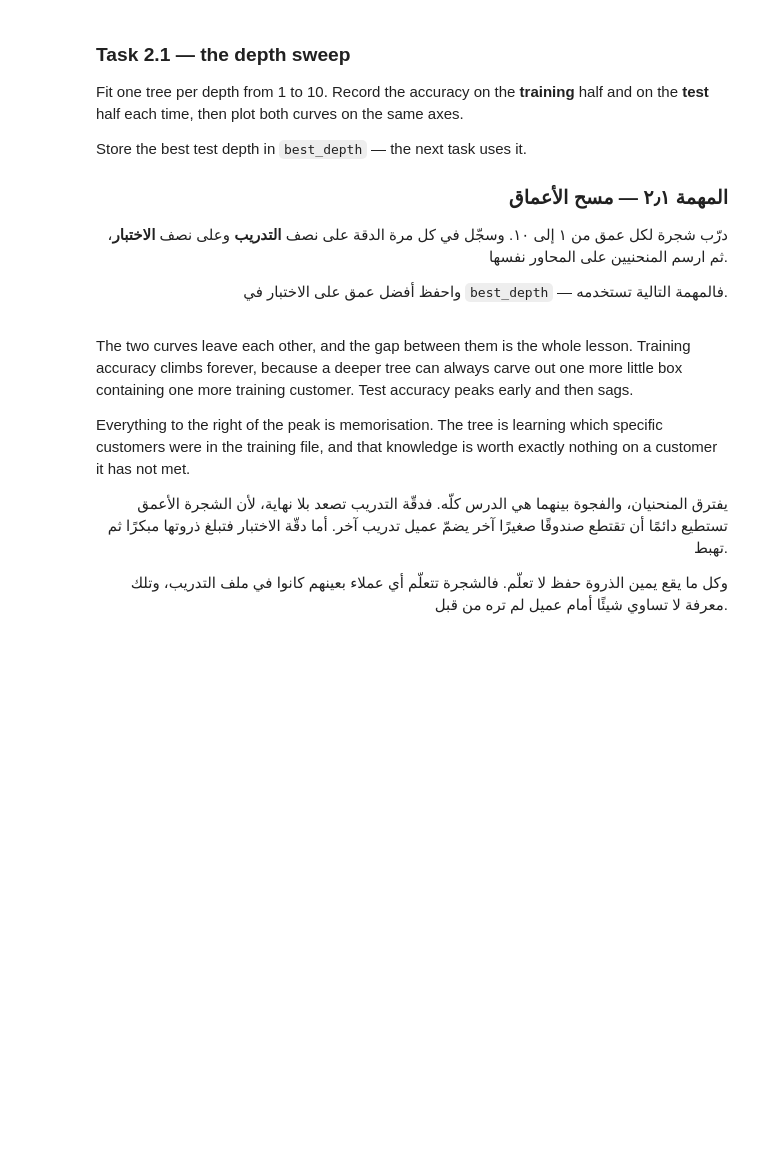
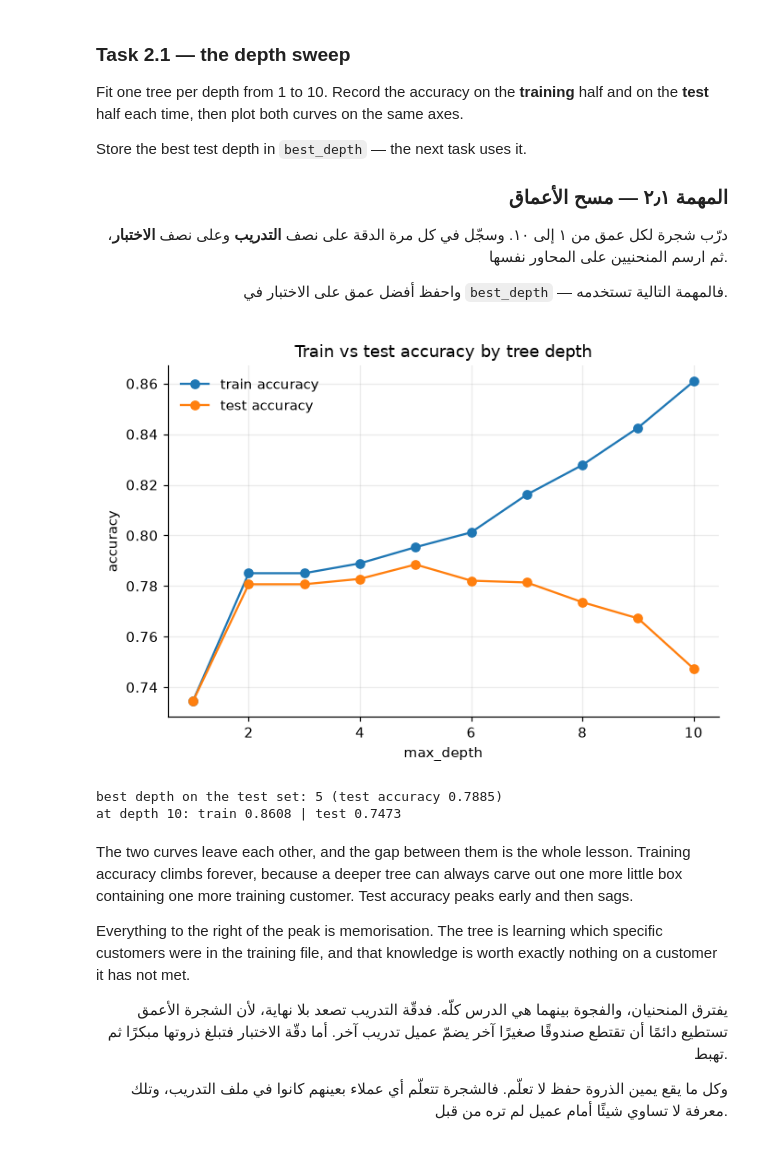
Before and after one commit to ghadialbishri/AIEP_Olo_student, a Jupyter notebook: week_1_foundations/labs/D4_extra_trees/D4_extra_trees_blank.ipynb, the cells around one changed output. Saved outputs shown, nothing was run; the diff lists cells and outputs as text; code cells hidden in the pictures; blank space fills up the shorter version.

Commit message:
Complete W1D4 extra trees lab

```diff
--- a/week_1_foundations/labs/D4_extra_trees/D4_extra_trees_blank.ipynb
+++ b/week_1_foundations/labs/D4_extra_trees/D4_extra_trees_blank.ipynb
@@ -222,6 +239,8 @@ churn."* If you cannot say it in a sentence, you have not read it yet.
 from sklearn.tree import DecisionTreeClassifier, export_text
 # TODO: Fit a depth-2 decision tree on the training half and call it `small_tree`.
 # مهمة: درّب شجرة قرار بعمق ٢ على نصف التدريب وسمِّها `small_tree`.
+small_tree = DecisionTreeClassifier(max_depth=2, random_state=42)
+small_tree.fit(X_train, y_train)
 print(export_text(small_tree, feature_names=FEATURES))
 print(f"test accuracy {small_tree.score(X_test, y_test):.4f} "
       f"vs baseline {MAJORITY:.4f}")
@@ -292,16 +324,39 @@ Store the best test depth in `best_depth` — the next task uses it.
 # ٢) اجمع الرقمين في `train_scores` و`test_scores` بترتيب الأعماق.
 # ٣) ارسم المنحنيين مقابل list(DEPTHS) على محاور واحدة مع مفتاح، وسمِّ المحورين.
 # ٤) `best_depth` هو العمق عند أعلى نتيجة اختبار — وnp.argmax تعطيك موضعه.
 # ابحث عن: "numpy argmax index of maximum"
 # ────────────────────────────────────────────────────────────────────
 
 DEPTHS = range(1, 11)
 # TODO: Fit one tree per depth, record train and test accuracy, plot both curves, and set best_depth.
 # مهمة: درّب شجرة لكل عمق، وسجّل دقّة التدريب والاختبار، وارسم المنحنيين، واضبط best_depth.
+train_scores = []
+test_scores = []
+
+for depth in DEPTHS:
+    tree = DecisionTreeClassifier(max_depth=depth, random_state=42)
+    tree.fit(X_train, y_train)
+    train_scores.append(tree.score(X_train, y_train))
+    test_scores.append(tree.score(X_test, y_test))
+
+fig, ax = plt.subplots()
+ax.plot(list(DEPTHS), train_scores, marker="o", label="train accuracy")
+ax.plot(list(DEPTHS), test_scores, marker="o", label="test accuracy")
+ax.set_xlabel("max_depth")
+ax.set_ylabel("accuracy")
+ax.set_title("Train vs test accuracy by tree depth")
+ax.legend()
+plt.show()
+
+best_depth = list(DEPTHS)[np.argmax(test_scores)]
 print(f"best depth on the test set: {best_depth} "
       f"(test accuracy {max(test_scores):.4f})")
 print(f"at depth 10: train {train_scores[-1]:.4f} | "
       f"test {test_scores[-1]:.4f}")
+# %% [output]
+[figure, added]
+best depth on the test set: 5 (test accuracy 0.7885)
+at depth 10: train 0.8608 | test 0.7473
 # %% [markdown]
 The two curves leave each other, and the gap between them is the whole lesson. Training accuracy
 climbs forever, because a deeper tree can always carve out one more little box containing one more
```
Also changed, not shown: parts of 5 cells of this notebook.
